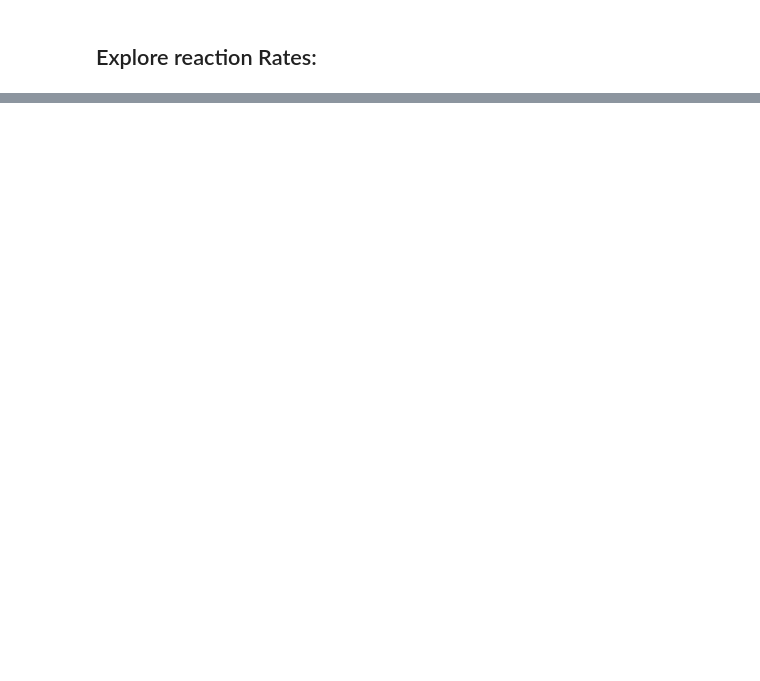
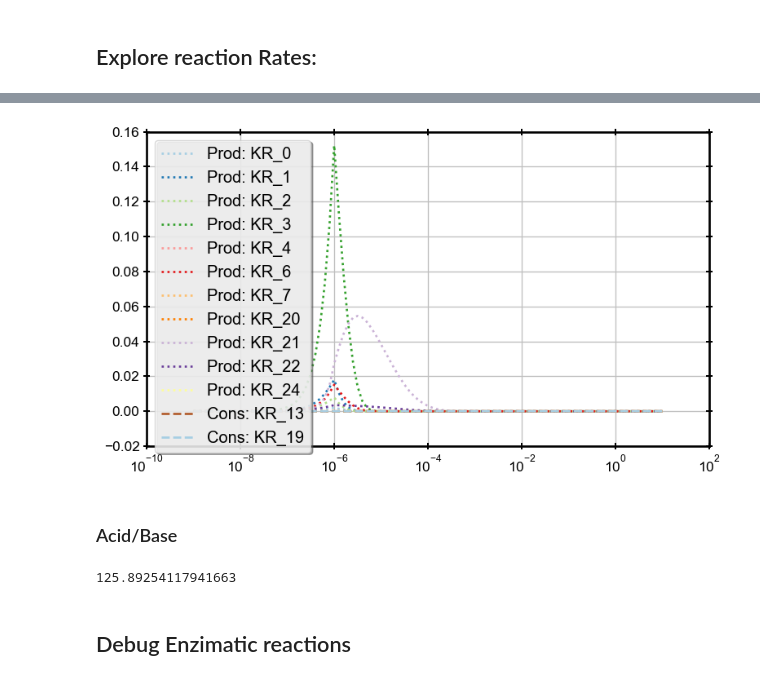
Before and after one commit to rtonneau/radiopyo, a Jupyter notebook: jupytest/water_radiolysis.ipynb, the cells around one changed output, grey strips where cells are left out. Drawn from its saved outputs; the diff is of its cells as text; code cells hidden in the pictures; blank space fills up the shorter version.

```diff
--- a/jupytest/water_radiolysis.ipynb
+++ b/jupytest/water_radiolysis.ipynb
@@ -201,0 +182,20 @@ df.plot()
+# %%
+species = "OH_minus"
+fig_man.set_brewer_map("Paired", "qualitative", 12)
+with fig_man.open(f"reaction rates with {species}") as (fig, ax):
+    for reaction in env.kreactions_involving_product(species):
+        ax.semilogx(df.index, df[reaction.as_label()], label=f"Prod: {reaction.as_label()}", marker="", linestyle=":")
+    for reaction in env.kreactions_involving_reactant(species):
+        ax.semilogx(df.index, df[reaction.as_label()], label=f"Cons: {reaction.as_label()}", marker="", linestyle="--")
+    ax.legend()
+# %% [output]
+[figure, added]
+# %% [markdown]
+### Acid/Base
+# %%
+part = env.reactions.acid_base[2].compute_partition(1, 1e-7)
+1/ (part.dHA / part.dA)
+# %% [output]
+125.89254117941663
+# %% [markdown]
+## Debug Enzimatic reactions
```
Also changed, not shown: parts of 31 cells of this notebook, 11 other files.
